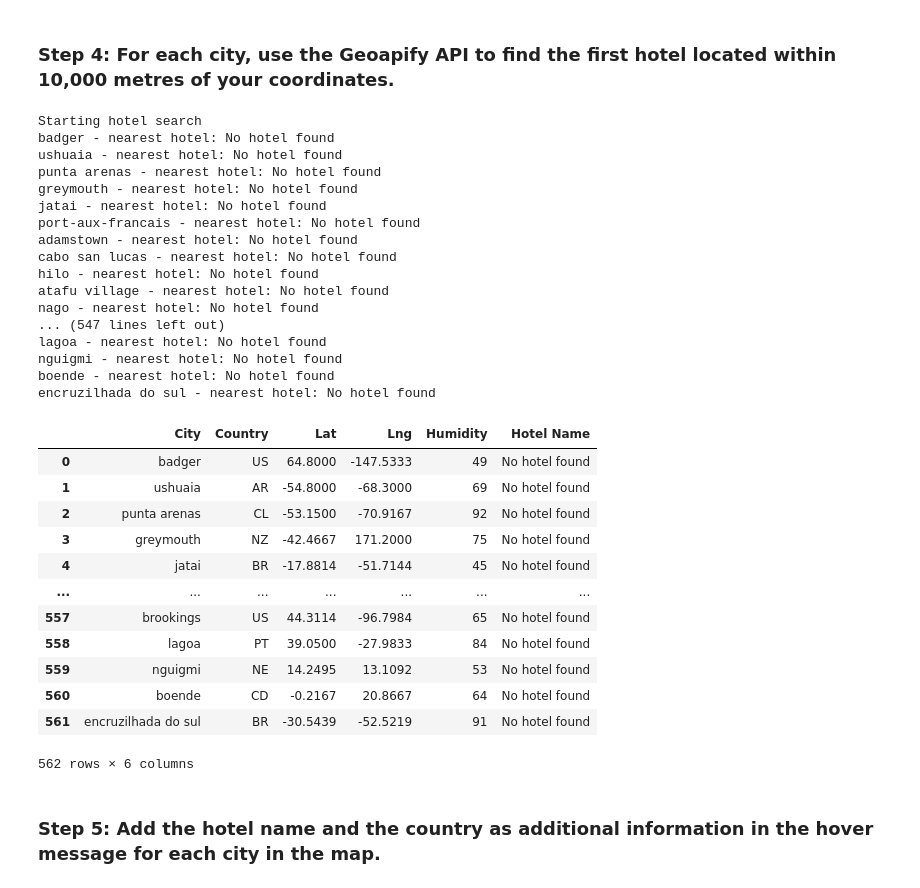
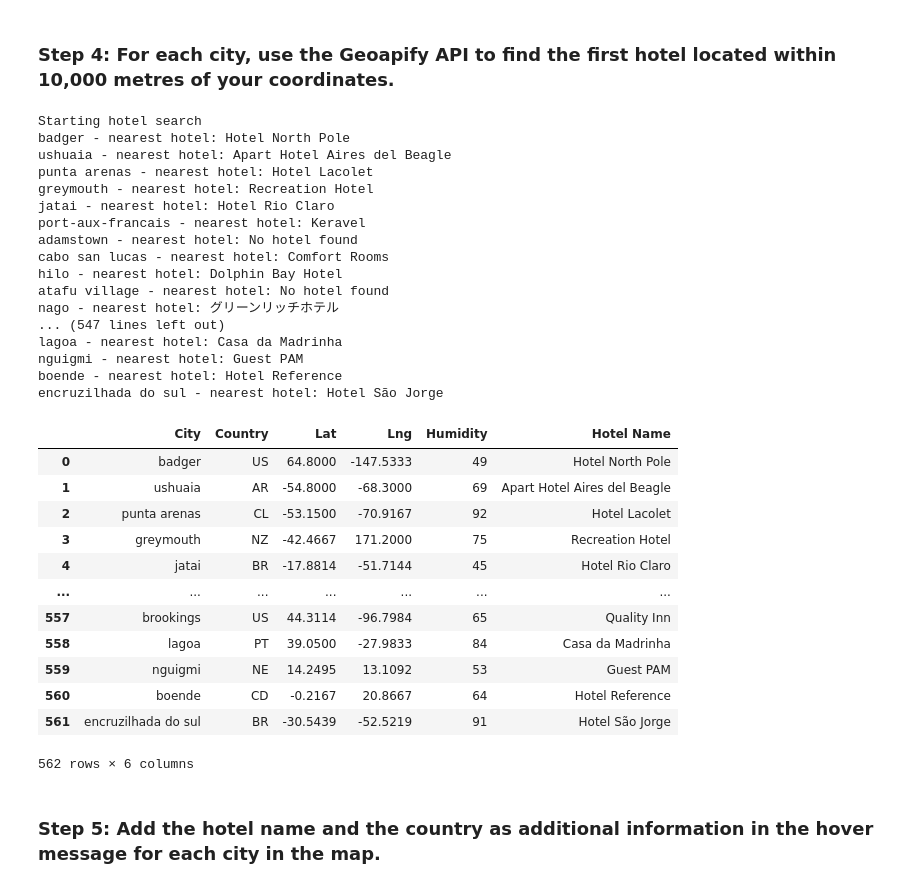
Before and after one commit to Ryguy57/Python-api-challenge, a Jupyter notebook: PyWeather/VacationPy.ipynb, the cells around one changed output. Cells and saved outputs as stored; diff of their text form; code cells hidden in the pictures.

```diff
--- a/PyWeather/VacationPy.ipynb
+++ b/PyWeather/VacationPy.ipynb
@@ -96,76 +99,77 @@ hotel_df.head()
 ### Step 4: For each city, use the Geoapify API to find the first hotel located within 10,000 metres of your coordinates.
 # %%
 # Set parameters to search for a hotel
-radius = 10000  # 10,000 meters (10 kilometers)
+radius = 10000
 params = {
-    "type": "hotel",
-    "radius": radius,
-}
+    "categories":"accommodation.hotel",
+    "limit":10,
+    "apiKey":geoapify_key}
 
 # Print a message to follow up the hotel search
 print("Starting hotel search")
 
 # Iterate through the hotel_df DataFrame
 for index, row in hotel_df.iterrows():
-    # Get latitude, longitude from the DataFrame
-    lat = row['Lat']
-    lng = row['Lng']
+    # get latitude, longitude from the DataFrame
+    latitude = hotel_df.loc[index, "Lat"]
+    longitude = hotel_df.loc[index, "Lng"]
 
     # Add filter and bias parameters with the current city's latitude and longitude to the params dictionary
-    params["filter"] = {"type": "nearby", "lat": lat, "lon": lng}
-    params["bias"] = {"lat": lat, "lon": lng}
+    params["filter"] = f"circle:{longitude},{latitude},{radius}"
+    params["bias"] = f"proximity:{longitude},{latitude}"
 
     # Set base URL
     base_url = "https://api.geoapify.com/v2/places"
 
-    # Make an API request using the params dictionary
-    response = requests.get(base_url, params=params)
+
+    # Make and API request using the params dictionaty
+    name_address = requests.get(base_url, params=params)
 
     # Convert the API response to JSON format
-    name_address = response.json()
+    name_address = name_address.json()
 
     # Grab the first hotel from the results and store the name in the hotel_df DataFrame
     try:
         hotel_df.loc[index, "Hotel Name"] = name_address["features"][0]["properties"]["name"]
     except (KeyError, IndexError):
         # If no hotel is found, set the hotel name as "No hotel found".
         hotel_df.loc[index, "Hotel Name"] = "No hotel found"
 
     # Log the search results
     print(f"{hotel_df.loc[index, 'City']} - nearest hotel: {hotel_df.loc[index, 'Hotel Name']}")
 
 # Display sample data
 hotel_df
 # %% [output]
 Starting hotel search
-badger - nearest hotel: No hotel found
-ushuaia - nearest hotel: No hotel found
-punta arenas - nearest hotel: No hotel found
-greymouth - nearest hotel: No hotel found
-jatai - nearest hotel: No hotel found
-port-aux-francais - nearest hotel: No hotel found
+badger - nearest hotel: Hotel North Pole
+ushuaia - nearest hotel: Apart Hotel Aires del Beagle
+punta arenas - nearest hotel: Hotel Lacolet
+greymouth - nearest hotel: Recreation Hotel
+jatai - nearest hotel: Hotel Rio Claro
+port-aux-francais - nearest hotel: Keravel
 adamstown - nearest hotel: No hotel found
-cabo san lucas - nearest hotel: No hotel found
-hilo - nearest hotel: No hotel found
+cabo san lucas - nearest hotel: Comfort Rooms
+hilo - nearest hotel: Dolphin Bay Hotel
 atafu village - nearest hotel: No hotel found
-nago - nearest hotel: No hotel found
+nago - nearest hotel: グリーンリッチホテル
 ... (547 lines left out)
-lagoa - nearest hotel: No hotel found
-nguigmi - nearest hotel: No hotel found
-boende - nearest hotel: No hotel found
-encruzilhada do sul - nearest hotel: No hotel found
+lagoa - nearest hotel: Casa da Madrinha
+nguigmi - nearest hotel: Guest PAM
+boende - nearest hotel: Hotel Reference
+encruzilhada do sul - nearest hotel: Hotel São Jorge
 |  | City | Country | Lat | Lng | Humidity | Hotel Name |
-| 0 | badger | US | 64.8000 | -147.5333 | 49 | No hotel found |
-| 1 | ushuaia | AR | -54.8000 | -68.3000 | 69 | No hotel found |
-| 2 | punta arenas | CL | -53.1500 | -70.9167 | 92 | No hotel found |
-| 3 | greymouth | NZ | -42.4667 | 171.2000 | 75 | No hotel found |
-| 4 | jatai | BR | -17.8814 | -51.7144 | 45 | No hotel found |
+| 0 | badger | US | 64.8000 | -147.5333 | 49 | Hotel North Pole |
+| 1 | ushuaia | AR | -54.8000 | -68.3000 | 69 | Apart Hotel Aires del Beagle |
+| 2 | punta arenas | CL | -53.1500 | -70.9167 | 92 | Hotel Lacolet |
+| 3 | greymouth | NZ | -42.4667 | 171.2000 | 75 | Recreation Hotel |
+| 4 | jatai | BR | -17.8814 | -51.7144 | 45 | Hotel Rio Claro |
 | ... | ... | ... | ... | ... | ... | ... |
-| 557 | brookings | US | 44.3114 | -96.7984 | 65 | No hotel found |
-| 558 | lagoa | PT | 39.0500 | -27.9833 | 84 | No hotel found |
-| 559 | nguigmi | NE | 14.2495 | 13.1092 | 53 | No hotel found |
-| 560 | boende | CD | -0.2167 | 20.8667 | 64 | No hotel found |
-| 561 | encruzilhada do sul | BR | -30.5439 | -52.5219 | 91 | No hotel found |
+| 557 | brookings | US | 44.3114 | -96.7984 | 65 | Quality Inn |
+| 558 | lagoa | PT | 39.0500 | -27.9833 | 84 | Casa da Madrinha |
+| 559 | nguigmi | NE | 14.2495 | 13.1092 | 53 | Guest PAM |
+| 560 | boende | CD | -0.2167 | 20.8667 | 64 | Hotel Reference |
+| 561 | encruzilhada do sul | BR | -30.5439 | -52.5219 | 91 | Hotel São Jorge |
 562 rows × 6 columns
 # %% [markdown]
 ### Step 5: Add the hotel name and the country as additional information in the hover message for each city in the map.
```
Also changed, not shown: parts of 1 cell of this notebook.
